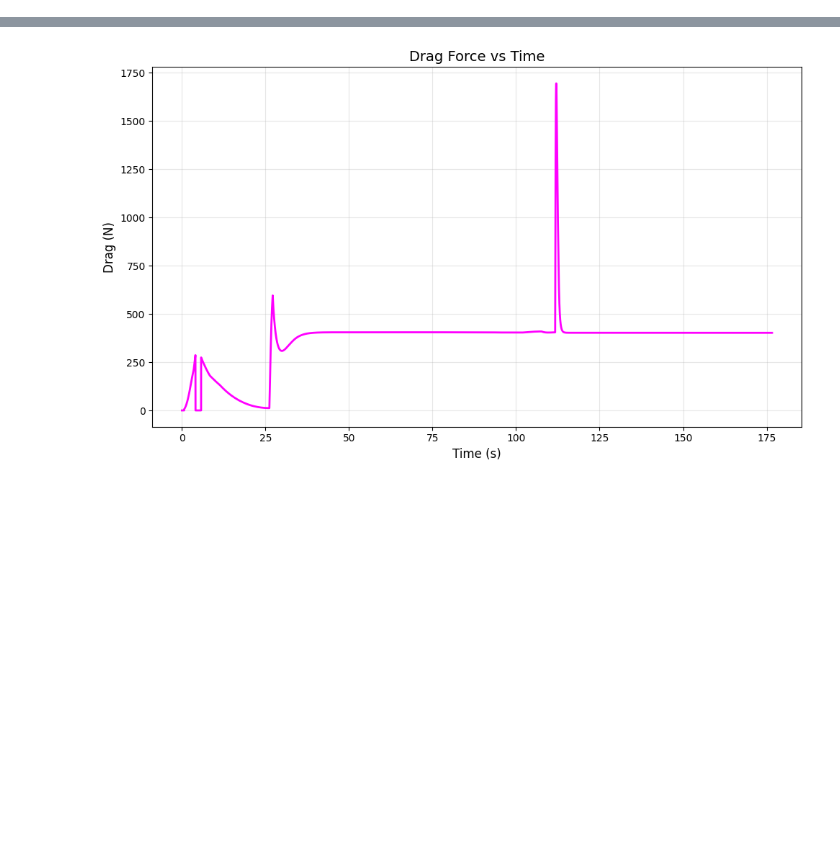
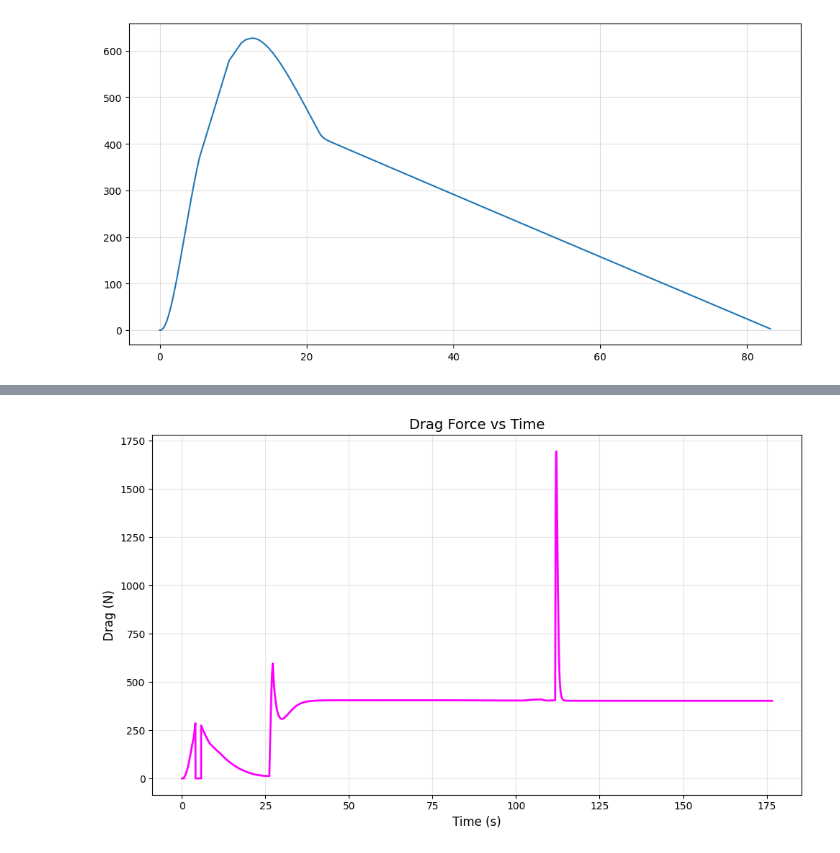
Before and after one commit to egujito/flight-forge, a Jupyter notebook: example.ipynb, the cells around one changed output, grey strips where cells are left out. Saved outputs shown, nothing was run; the diff lists cells and outputs as text; code cells hidden in the pictures; blank space fills up the shorter version.

```diff
--- a/example.ipynb
+++ b/example.ipynb
@@ -44,5 +68,7 @@ sim.results.z()
 # %%
-sim.results.vz()
+sim.results.plot(sim.results.t, sim.results.z)
+# %% [output]
+[figure, added]
 # %%
 sim.results.m()
 # %%
```
Also changed, not shown: parts of 9 cells of this notebook, 2 other files.
